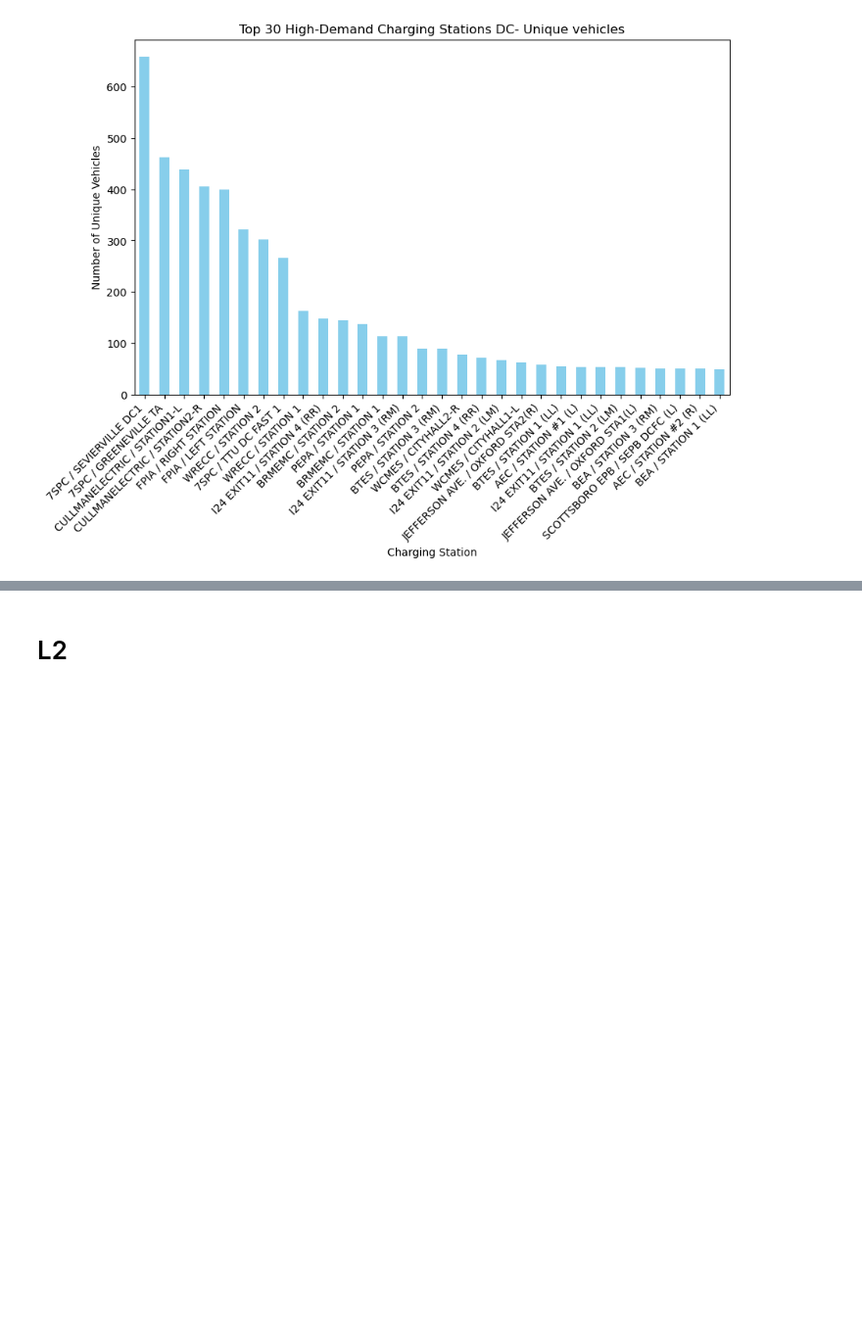
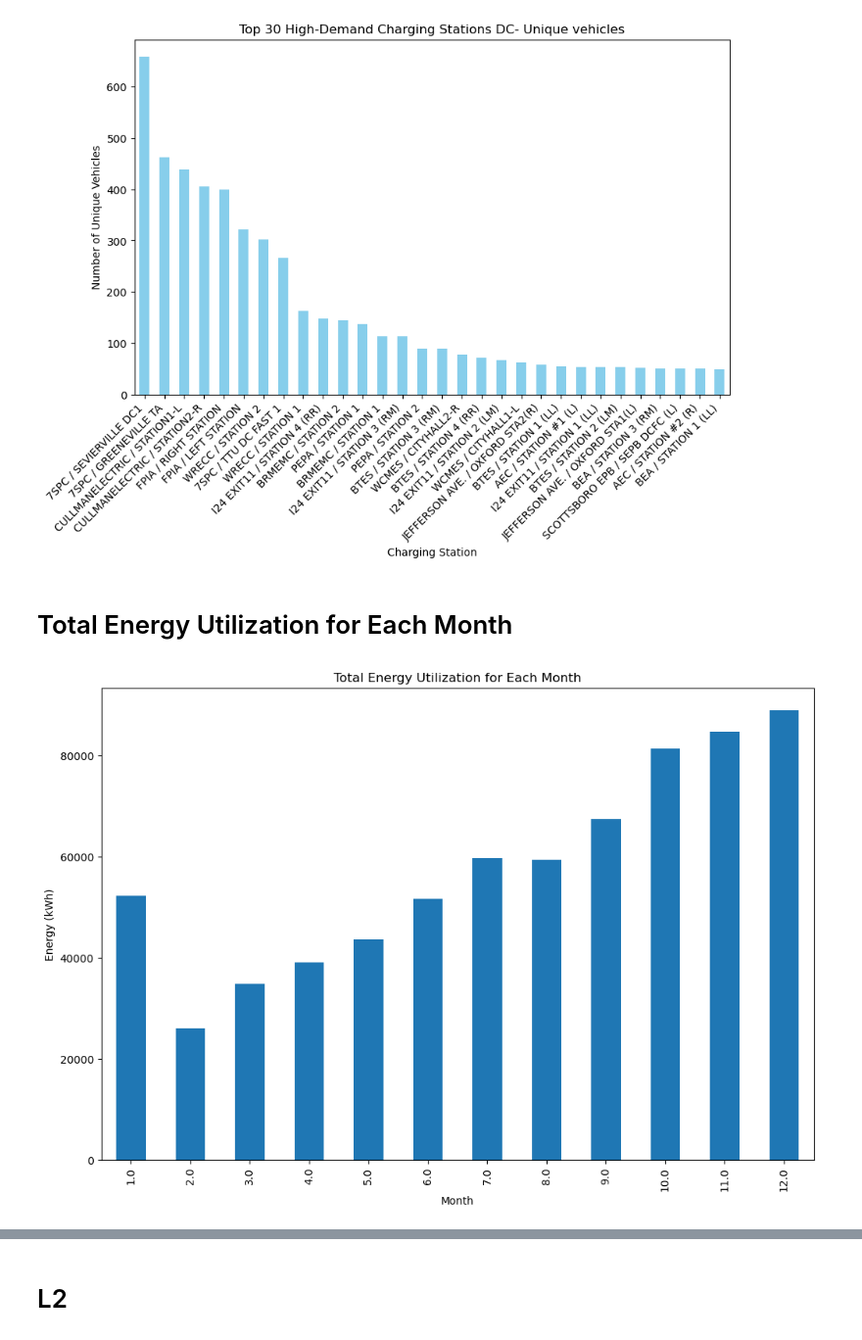
Before and after one commit to mkhaleghian/SevenStates, a Jupyter notebook: Analysis_with_Jan_2024.ipynb, the cells around one changed output, grey strips where cells are left out. Shown at 98% size. Saved outputs shown, nothing was run; the diff lists cells and outputs as text; code cells hidden in the pictures; blank space fills up the shorter version.

```diff
--- a/Analysis_with_Jan_2024.ipynb
+++ b/Analysis_with_Jan_2024.ipynb
@@ -635,3 +635,17 @@ plt.xticks(rotation=45, ha='right')
 plt.show()
 # %% [output]
 [figure]
+# %% [markdown]
+# Total Energy Utilization for Each Month
+# %%
+# Group by month and sum the energy
+grouped = df.groupby(df['Start_Tim_EST'].dt.month)['Energy (kWh)'].sum()
+
+# Plot the data
+grouped.plot(kind='bar', figsize=(12, 8))
+plt.title('Total Energy Utilization for Each Month')
+plt.xlabel('Month')
+plt.ylabel('Energy (kWh)')
+plt.show()
+# %% [output]
+[figure, added]
```
Also changed, not shown: parts of 52 cells of this notebook.
